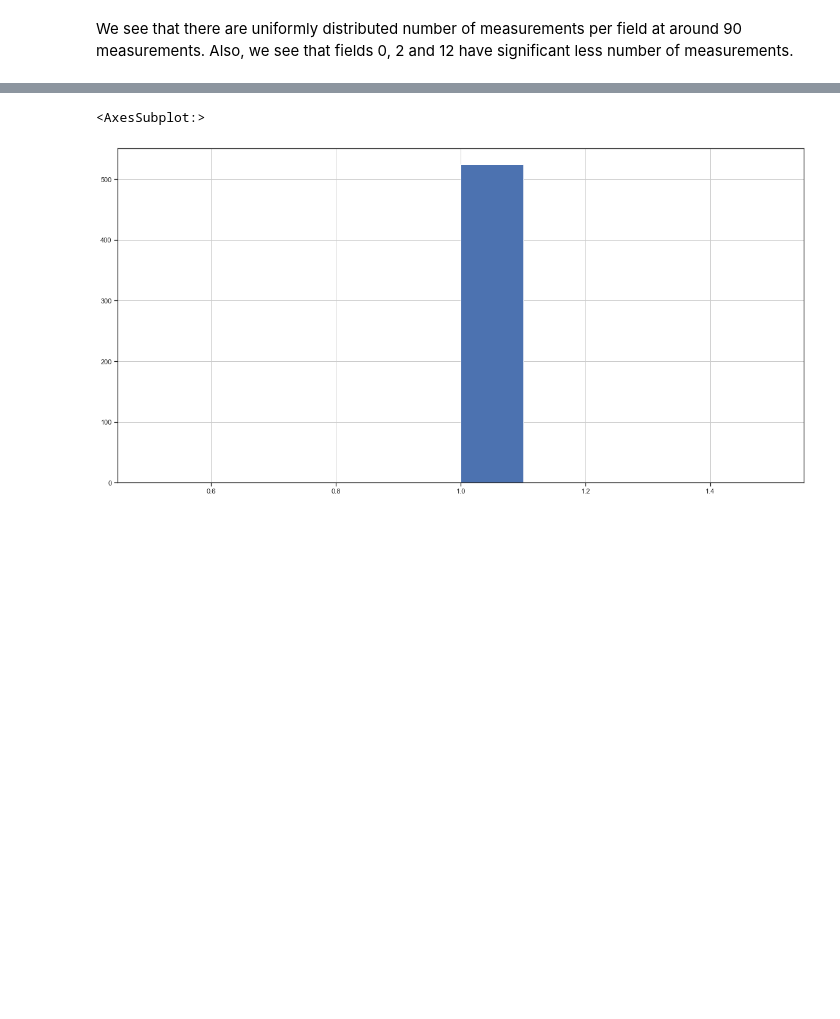
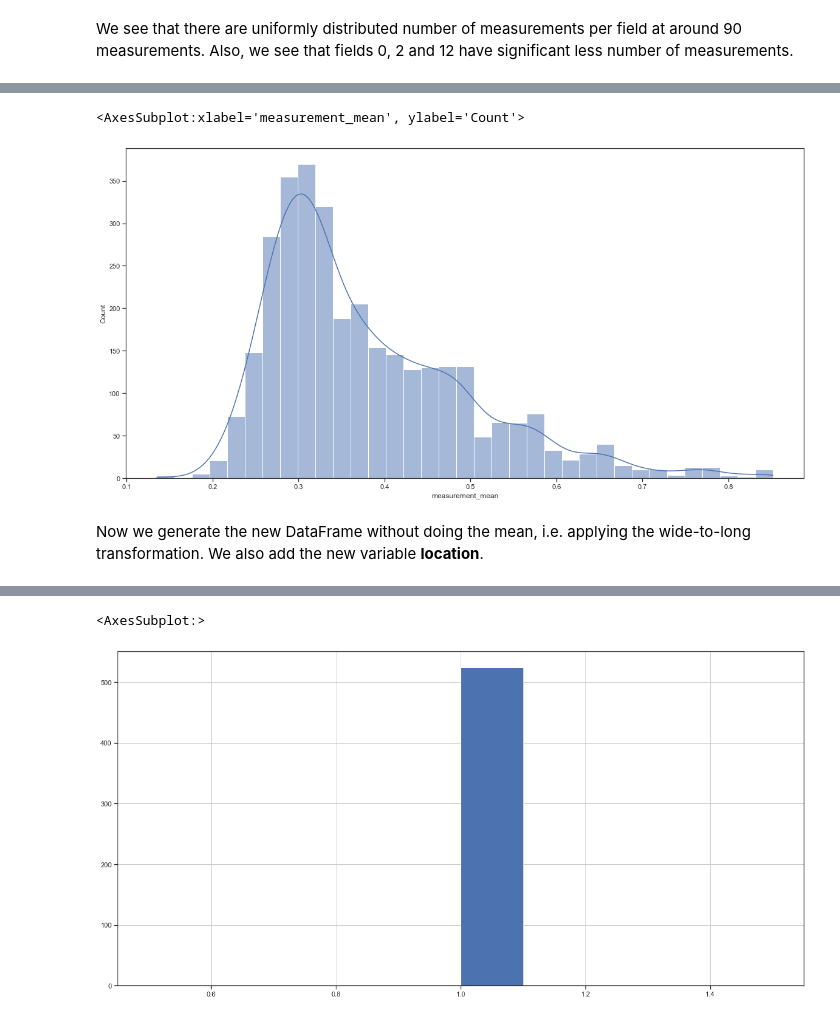
Before and after one commit to nicolasperezdeo/stenon_challenge, a Jupyter notebook: junior_DS_challenge.ipynb, the cells around one changed output, grey strips where cells are left out. Drawn from its saved outputs; the diff is of its cells as text; code cells hidden in the pictures; blank space fills up the shorter version.

```diff
--- a/junior_DS_challenge.ipynb
+++ b/junior_DS_challenge.ipynb
@@ -282,0 +199,10 @@ raw_data[(raw_data.position_id == 1) & (raw_data.spot_id == 1) & (raw_data.field
+# %%
+# Generate mean Data Frame and show distribution
+mean_df = pd.DataFrame({'measurement_mean': sensor_data.mean(axis=1),
+                        'measurement_std': sensor_data.std(axis=1)})
+mean_df = pd.concat([mean_df, misc_data], axis=1)
+
+# Add location variable
+mean_df['location'] = mean_df.apply(lambda row: f'{row.field_id}, {row.position_id}, {row.spot_id}', axis=1)
+
+mean_df
@@ -283 +223,8 @@ raw_data[(raw_data.position_id == 1) & (raw_data.spot_id == 1) & (raw_data.field
+# %%
+sns.histplot(mean_df, x='measurement_mean', kde=True)
+# %% [output]
+<AxesSubplot:xlabel='measurement_mean', ylabel='Count'>
+[figure, added]
+# %% [markdown]
+Now we generate the new DataFrame without doing the mean, i.e. applying the wide-to-long transformation. We also add the new variable __location__.
 # %%
```
Also changed, not shown: parts of 57 cells of this notebook, 1 other file.
